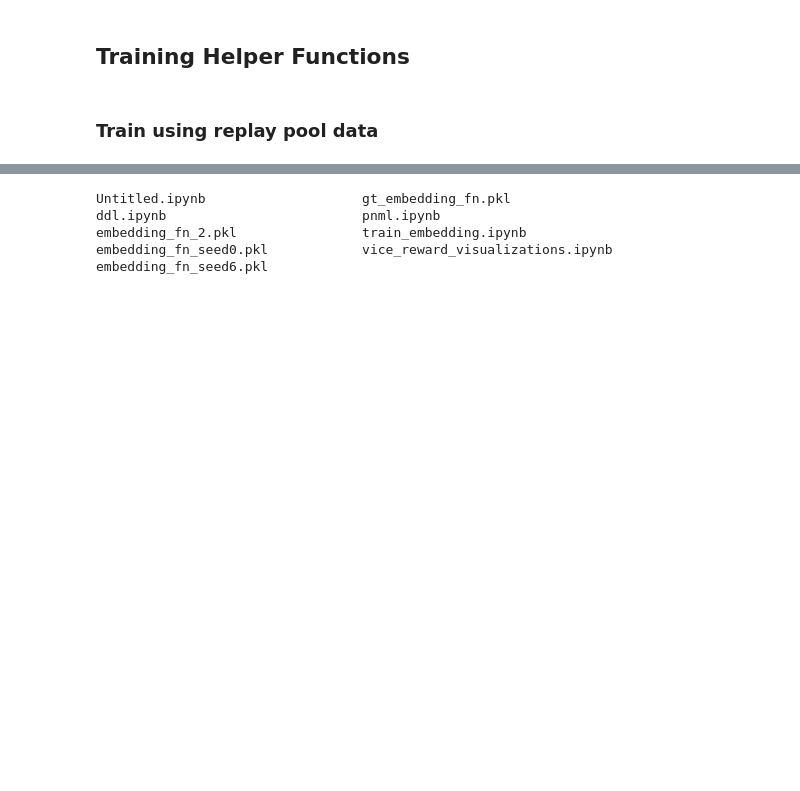
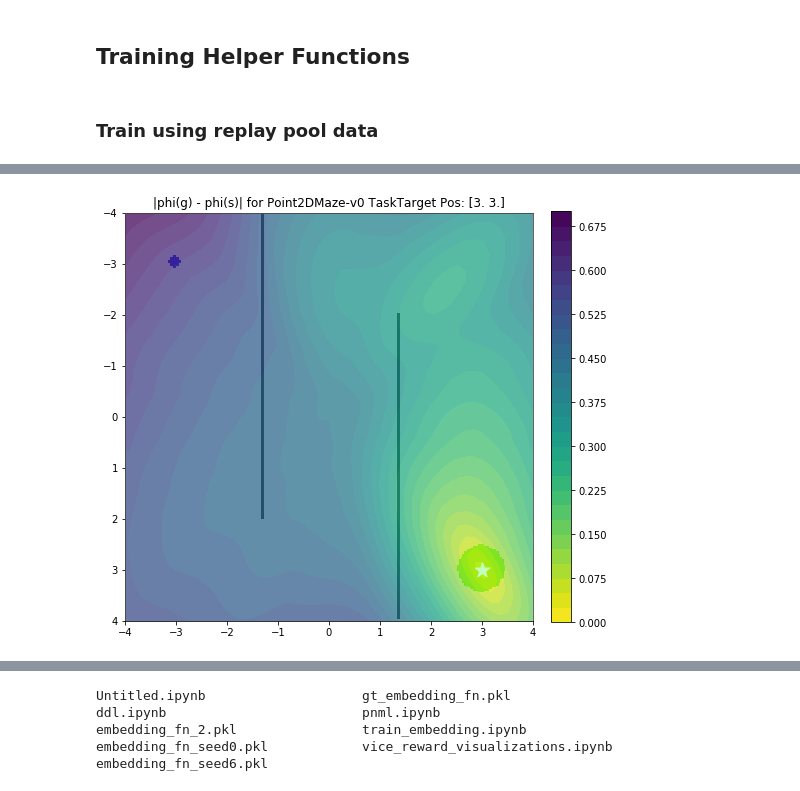
Before and after one commit to abhishekunique/RND-ashwin, a Jupyter notebook: notebooks/reward_learning/train_embedding.ipynb, the cells around one changed output, grey strips where cells are left out. Saved outputs shown, nothing was run; the diff lists cells and outputs as text; code cells hidden in the pictures; blank space fills up the shorter version.

```diff
--- a/notebooks/reward_learning/train_embedding.ipynb
+++ b/notebooks/reward_learning/train_embedding.ipynb
@@ -328,0 +370,9 @@ Epoch 190: Loss: 19.689
+# %%
+class EmbeddingPlusStateFn:
+    def predict(self, pos):
+#         return pos
+        return np.hstack((embedding_fns[0](pos), pos / 40))
+
+plot_embedding_distances(EmbeddingPlusStateFn(), EmbeddingPlusStateFn())
+# %% [output]
+[figure, added]
```
Also changed, not shown: parts of 17 cells of this notebook, 5 other files.
